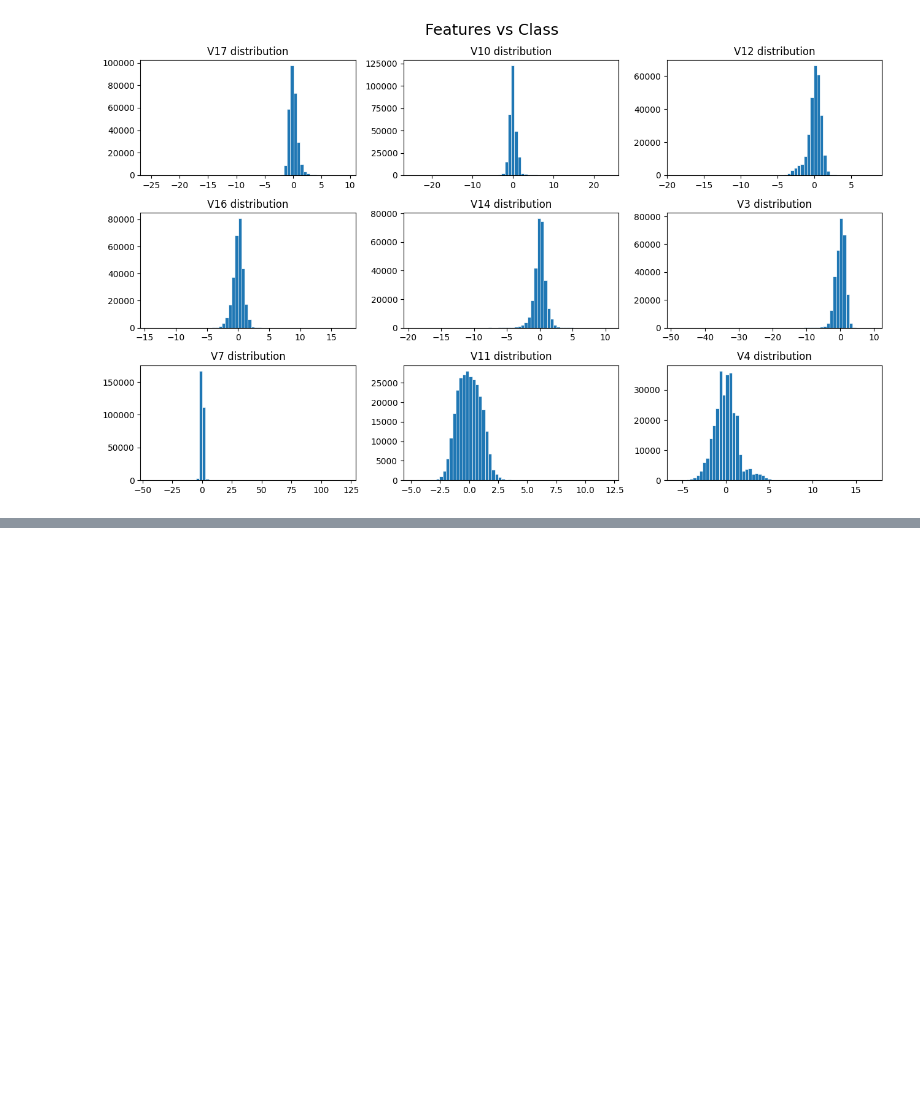
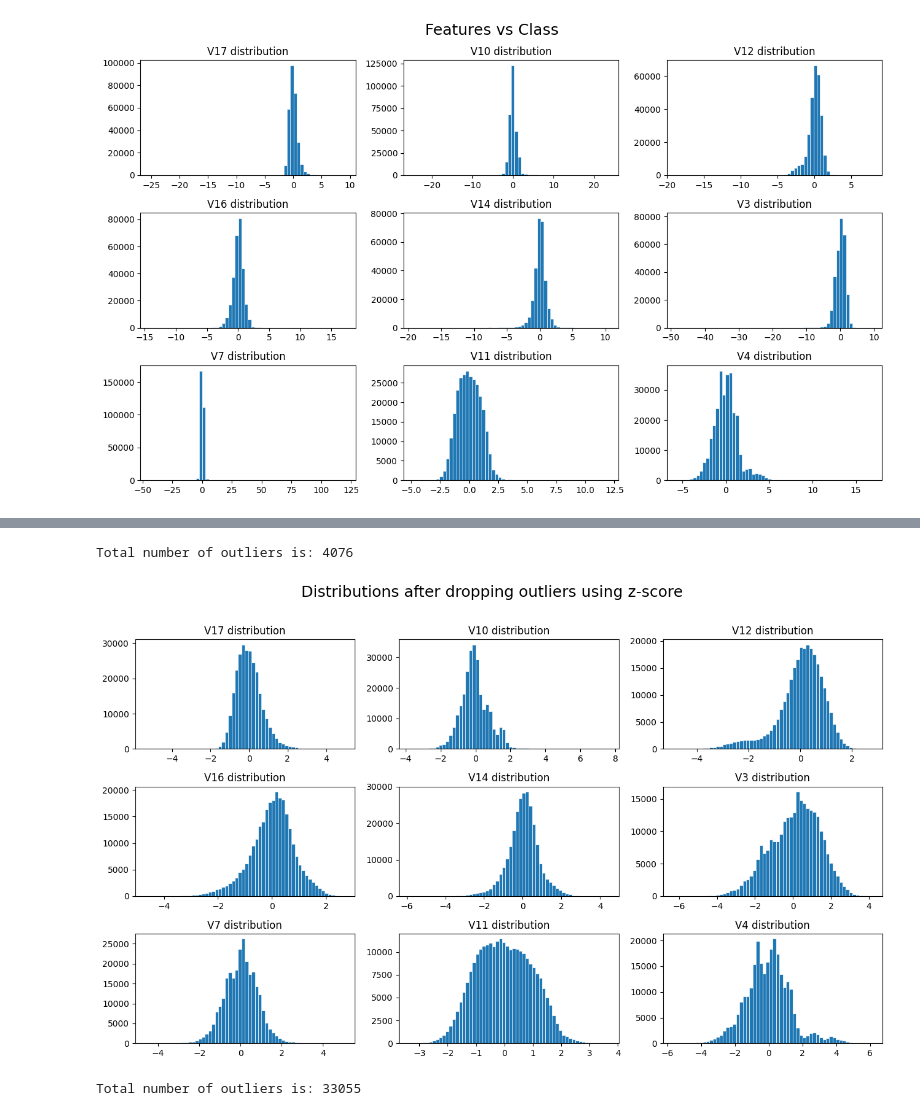
Before and after one commit to josephcabezas/credit-card-fraud-detection, a Jupyter notebook: credit_card_fraud_detection.ipynb, the cells around one changed output, grey strips where cells are left out. Saved outputs shown, nothing was run; the diff lists cells and outputs as text; code cells hidden in the pictures; blank space fills up the shorter version.

```diff
--- a/credit_card_fraud_detection.ipynb
+++ b/credit_card_fraud_detection.ipynb
@@ -148,0 +327,45 @@ Tukey's IQR Method
+# %%
+#detect outlier
+
+Outliers_z_score = z_score_method(df, 1, feature_list)
+
+# dropping outliers
+df_out3 = df.drop(Outliers_z_score, axis = 0).reset_index(drop=True)
+# %% [output]
+Total number of outliers is: 4076
+# %%
+# Checking distributions of most important features after dropping outliers
+
+fig, axes = plt.subplots(nrows=3, ncols=3,figsize=(13,8))
+fig.suptitle('Distributions after dropping outliers using z-score\n', size = 18)
+
+axes[0,0].hist(df_out3['V17'], bins=60, linewidth=0.5, edgecolor="white")
+axes[0,0].set_title("V17 distribution");
+
+axes[0,1].hist(df_out3['V10'], bins=60, linewidth=0.5, edgecolor="white")
+axes[0,1].set_title("V10 distribution");
+
+axes[0,2].hist(df_out3['V12'], bins=60, linewidth=0.5, edgecolor="white")
+axes[0,2].set_title("V12 distribution");
+
+axes[1,0].hist(df_out3['V16'], bins=60, linewidth=0.5, edgecolor="white")
+axes[1,0].set_title("V16 distribution");
+
+axes[1,1].hist(df_out3['V14'], bins=60, linewidth=0.5, edgecolor="white")
+axes[1,1].set_title("V14 distribution");
+
+axes[1,2].hist(df_out3['V3'], bins=60, linewidth=0.5, edgecolor="white")
+axes[1,2].set_title("V3 distribution");
+
+axes[2,0].hist(df_out3['V7'], bins=60, linewidth=0.5, edgecolor="white")
+axes[2,0].set_title("V7 distribution");
+
+axes[2,1].hist(df_out3['V11'], bins=60, linewidth=0.5, edgecolor="white")
+axes[2,1].set_title("V11 distribution");
+
+axes[2,2].hist(df_out3['V4'], bins=60, linewidth=0.5, edgecolor="white")
+axes[2,2].set_title("V4 distribution");
+
+plt.tight_layout()
+# %% [output]
+[figure, added]
@@ -148,0 +412,8 @@ Tukey's IQR Method
+# %%
+# detect outliers
+Outliers_z_score = z_scoremod_method(df,1,feature_list)
+
+# drop outliers
+df_out4 = df.drop(Outliers_z_score, axis = 0).reset_index(drop=True)
+# %% [output]
+Total number of outliers is: 33055
```
Also changed, not shown: parts of 21 cells of this notebook.
